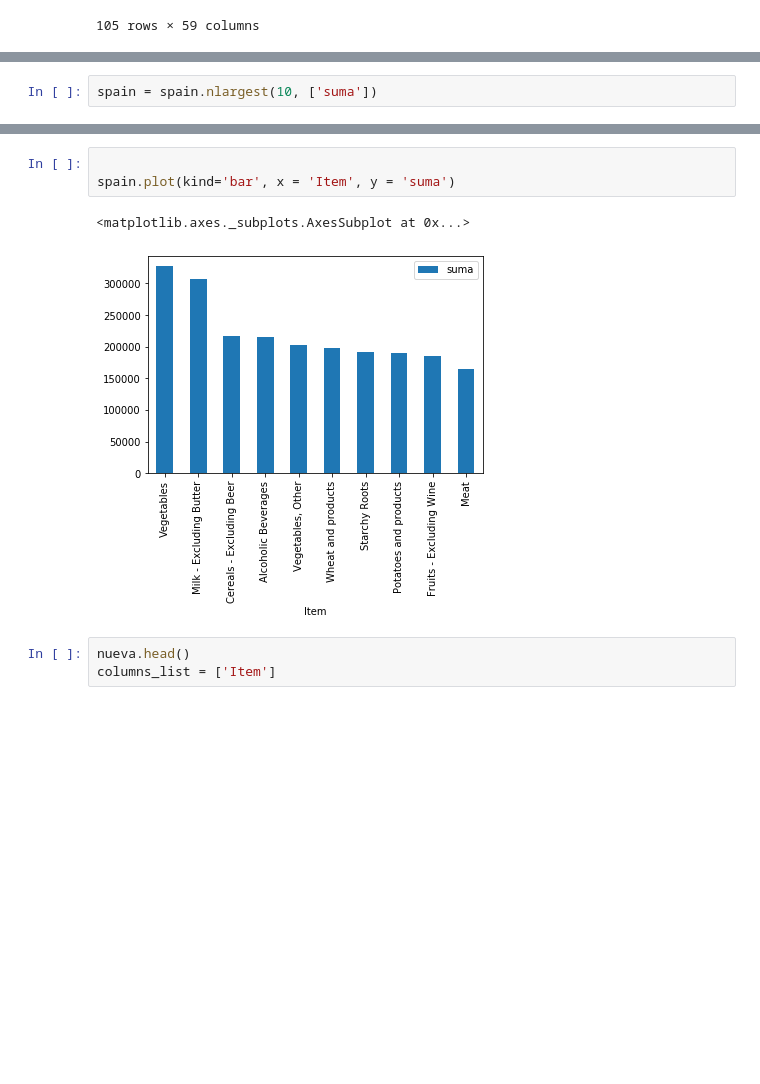
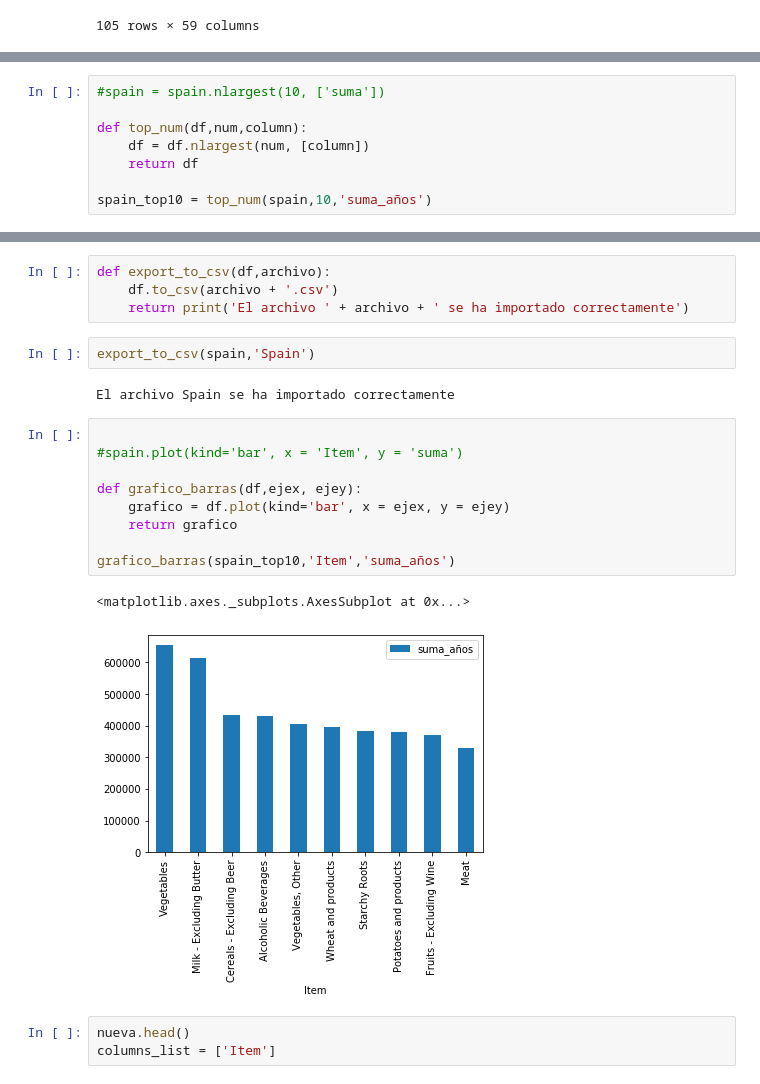
Before and after one commit to galanx22/data-labs, a Jupyter notebook: module-1/pipelines-project/your-code/input/Análisis Dataset Alimentos.ipynb, the cells around one changed output, grey strips where cells are left out. Cells and saved outputs as stored; diff of their text form; blank space fills up the shorter version.

```diff
--- a/module-1/pipelines-project/your-code/input/Análisis Dataset Alimentos.ipynb
+++ b/module-1/pipelines-project/your-code/input/Análisis Dataset Alimentos.ipynb
@@ -183,2 +235,0 @@ spain
-# %%
-spain = spain.nlargest(10, ['suma'])
@@ -185 +261,9 @@ spain = spain.nlargest(10, ['suma'])
+# %%
+#spain = spain.nlargest(10, ['suma'])
+
+def top_num(df,num,column):
+    df = df.nlargest(num, [column])
+    return df
+
+spain_top10 = top_num(spain,10,'suma_años')
 # %%
@@ -189,9 +282,23 @@ spain.to_csv('spain_production.csv')
+# %%
+def export_to_csv(df,archivo):
+    df.to_csv(archivo + '.csv')
+    return print('El archivo ' + archivo + ' se ha importado correctamente')
+# %%
+export_to_csv(spain,'Spain')
+# %% [output]
+El archivo Spain se ha importado correctamente
 # %%
 
-spain.plot(kind='bar', x = 'Item', y = 'suma')
+#spain.plot(kind='bar', x = 'Item', y = 'suma')
+
+def grafico_barras(df,ejex, ejey):
+    grafico = df.plot(kind='bar', x = ejex, y = ejey)
+    return grafico
+
+grafico_barras(spain_top10,'Item','suma_años')
 # %% [output]
 <matplotlib.axes._subplots.AxesSubplot at 0x...>
-[figure, old version]
+[figure, new version]
 # %%
 nueva.head()
 columns_list = ['Item']
```
Also changed, not shown: parts of 14 cells of this notebook, 4 other files.
